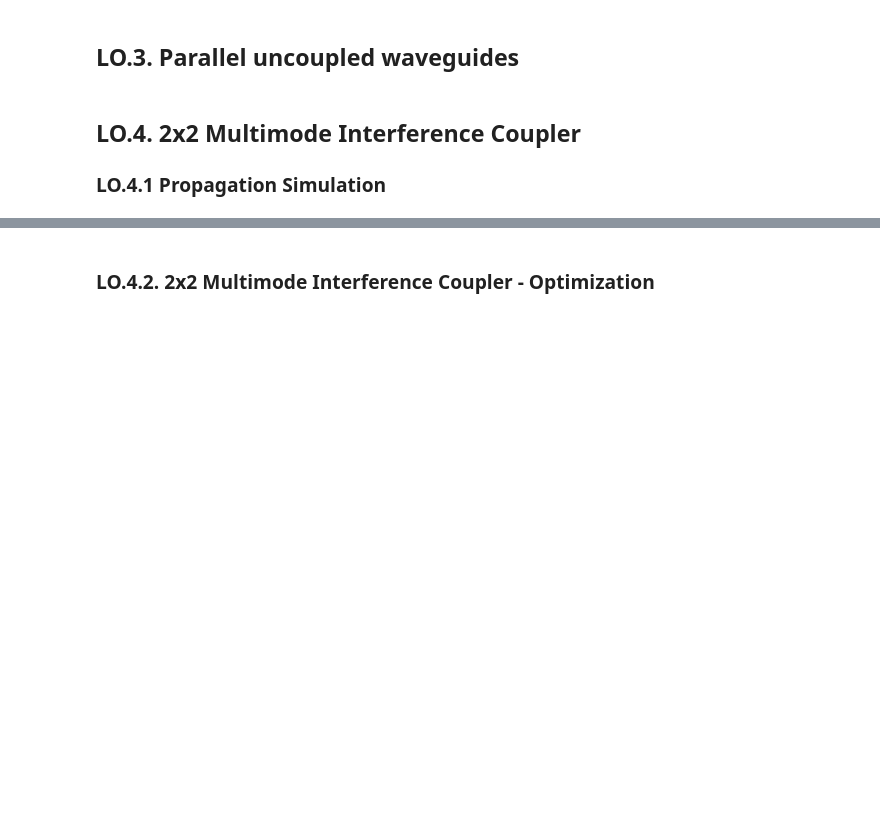
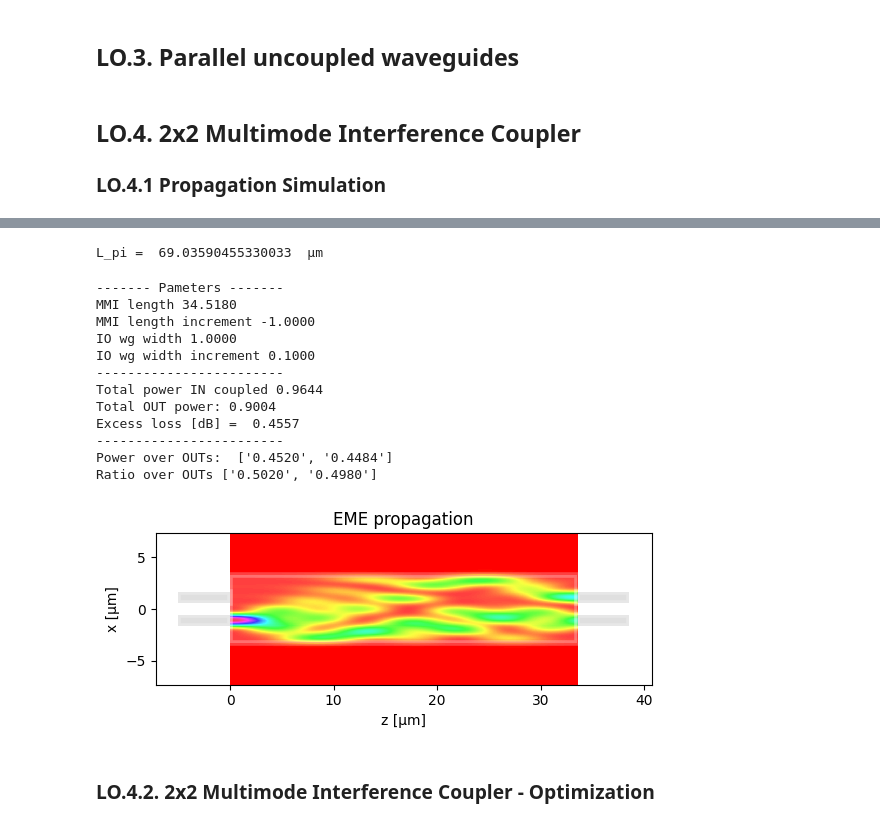
Before and after one commit to sergiipla834/pic-upv-lab2, a Jupyter notebook: COUPLERS_Student.ipynb, the cells around one changed output, grey strips where cells are left out. Drawn from its saved outputs; the diff is of its cells as text; code cells hidden in the pictures; blank space fills up the shorter version.

```diff
--- a/COUPLERS_Student.ipynb
+++ b/COUPLERS_Student.ipynb
@@ -152,7 +169,7 @@ Here, you will use some functions provided by us (check **0. Imports** for more
 # %%
 # Simulation flow for MMI Couplers
 # Define your geometrical parameters here
-mmi_Width = ... # Student. Body width
+mmi_Width = 6.6 # Student. Body width
 
 m = MMI_EME() # Here you instantiate a MMI to be simulated with the Eigen-mode expansion (EME) algorithm.
 m.MMI_width = mmi_Width
@@ -165,27 +182,43 @@ m.find_all_modes()
 # 2) Get the L_pi
 L_pi = m.get_L_pi()
 print("L_pi = ", L_pi, " µm")
+# %% [output]
+L_pi =  69.03590455330033  µm
 # %%
 # IMPORTANT!!!
 # # If you DON'T change neither the MMI width
 # nor input/output waveguide widths
 # YOU CAN RUN the lines below as many times as you wish
 # (SAVES TIME)
 
 # 3) Configure MMI
 # # MMI I/O number (check class slides for type of MMI)
-m.n_IN =  ... # STUDENT
-m.n_OUT = ... # STUDENT
+m.n_IN =  2 # STUDENT
+m.n_OUT = 2 # STUDENT
 
 # MMI I/O waveguide positions (check class slides for type of MMI)
-m.IN_WVG_positions = ... # STUDENT
-m.OUT_WVG_positions = ... # STUDENT
+m.IN_WVG_positions = mmi_Width*np.array([-1/6,1/6]) # STUDENT
+m.OUT_WVG_positions = mmi_Width*np.array([-1/6,1/6]) # STUDENT
 
 # MMI length (check class slides for type of MMI)
-m.L_MMI = ... # STUDENT
+m.L_MMI = (1/2)*L_pi # STUDENT
 
 # Run propagation
 m.propagation()
+# %% [output]
+------- Pameters -------
+MMI length 34.5180
+MMI length increment -1.0000
+IO wg width 1.0000
+IO wg width increment 0.1000
+------------------------
+Total power IN coupled 0.9644
+Total OUT power: 0.9004
+Excess loss [dB] =  0.4557
+------------------------
+Power over OUTs:  ['0.4520', '0.4484']
+Ratio over OUTs ['0.5020', '0.4980']
+[figure, added]
 # %% [markdown]
 ### LO.4.2. 2x2 Multimode Interference Coupler - Optimization
 # %%
```
Also changed, not shown: parts of 4 cells of this notebook.
